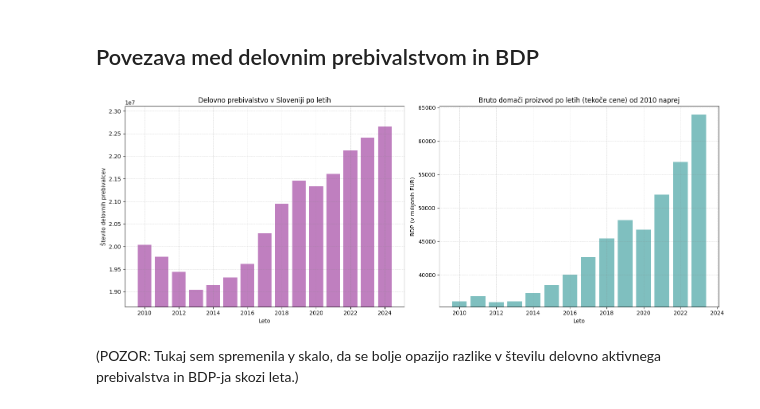
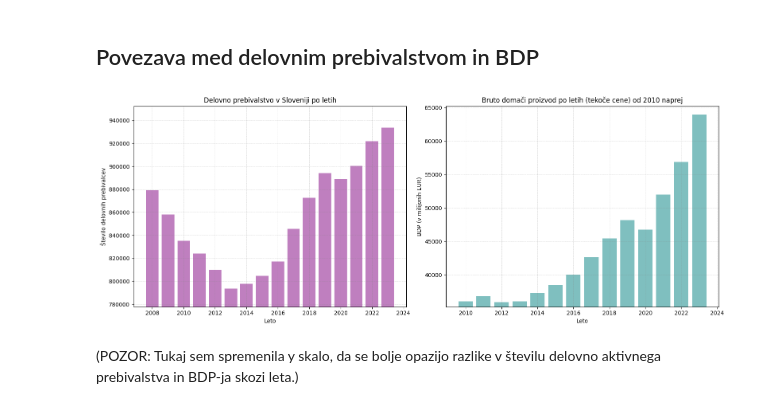
Before and after one commit to nirinja/PR259, a Jupyter notebook: koda/koda.ipynb, the cells around one changed output. Cells and saved outputs as stored; diff of their text form; code cells hidden in the pictures.

```diff
--- a/koda/koda.ipynb
+++ b/koda/koda.ipynb
@@ -35,3 +29,17 @@ Multilingual PX file
+# %%
+# Obdelava podatkov o delovno aktivnih
+data_delo['YEAR'] = data_delo['MESEC'].str[:4].astype(int)
+data_delo['DATA'] = pd.to_numeric(data_delo['DATA'], errors='coerce')
+data_delo = data_delo[data_delo['YEAR'] != data_delo['YEAR'].max()]
+data_slovenia = data_delo[data_delo['STATISTIČNA REGIJA'] == 'SLOVENIJA']
+
+# Obdelava podatkov o BDP
+data_bdp['DATA'] = pd.to_numeric(data_bdp['DATA'], errors='coerce')
+data_bdp = data_bdp[data_bdp['LETO'] != data_bdp['LETO'].max()]
+
+# Obdelava podatkov o prebivalstvu
+data_preb['DATA'] = pd.to_numeric(data_preb['DATA'], errors='coerce')
+data_preb = data_preb[data_preb['LETO'] != data_preb['LETO'].max()]
 # %% [markdown]
 Za lažjo primerjavo podatkov smo izbločili zadnje (trenutno) leto iz podatkov.
 # %% [markdown]
@@ -265,43 +274,46 @@ Opazimo, da se je povprečna starost aktivnega prebivalstva zvišala za 2,8 leta
 ## Povezava med delovnim prebivalstvom in BDP
 # %%
 # Podatki o delovnem prebivalstvu
-yearly_data = data_delo.groupby('YEAR')['DATA'].sum()
-yearly_data.index = pd.to_numeric(yearly_data.index)
+yearly_data = data_preb[
+    (data_preb['MERITVE'] == 'Število delovno aktivnih prebivalcev (po prebivališču)') &
+    (data_preb['STATISTIČNA REGIJA'] == 'SLOVENIJA')
+].copy()
+
+yearly_data['LETO'] = yearly_data['LETO'].astype(int)
+yearly_data = yearly_data.sort_values('LETO')
 
 # Podatki o BDP
-bdp = data_bpd[
-    (data_bpd['TRANSAKCIJE'] == 'Bruto domači proizvod') &
-    (data_bpd['MERITVE'] == 'Tekoče cene (mio EUR)')
+bdp = data_bdp[
+    (data_bdp['TRANSAKCIJE'] == 'Bruto domači proizvod') &
+    (data_bdp['MERITVE'] == 'Tekoče cene (mio EUR)')
 ].copy()
 
 bdp['LETO'] = bdp['LETO'].astype(int)
-bdp = bdp[bdp['LETO'] >= 2010]
-bdp = bdp.sort_values('LETO')
+bdp = bdp[bdp['LETO'] >= 2010].sort_values('LETO')
 
+# Prikaz grafov
 fig, axes = plt.subplots(1, 2, figsize=(16, 6))
 
 # Prvi graf - Delovno prebivalstvo
-axes[0].bar(yearly_data.index, yearly_data.values, color='purple', alpha=0.5)
+axes[0].bar(yearly_data['LETO'], yearly_data['DATA'], color='purple', alpha=0.5)
 axes[0].set_xlabel('Leto')
 axes[0].set_ylabel('Število delovnih prebivalcev')
 axes[0].set_title('Delovno prebivalstvo v Sloveniji po letih')
 axes[0].grid(True, color='gray', linestyle='--', linewidth=0.5, alpha=0.4)
-axes[0].set_ylim([yearly_data.min() * 0.98, yearly_data.max() * 1.02])
-
+axes[0].set_ylim([yearly_data['DATA'].min() * 0.98, yearly_data['DATA'].max() * 1.02])
 
 # Drugi graf - BDP
-axes[1].bar(bdp['LETO'], bdp['DATA'],  color='teal', alpha=0.5)
+axes[1].bar(bdp['LETO'], bdp['DATA'], color='teal', alpha=0.5)
 axes[1].set_xlabel('Leto')
 axes[1].set_ylabel('BDP (v milijonih EUR)')
 axes[1].set_title('Bruto domači proizvod po letih (tekoče cene) od 2010 naprej')
 axes[1].grid(True, color='gray', linestyle='--', linewidth=0.5, alpha=0.4)
 axes[1].set_ylim([bdp['DATA'].min() * 0.98, bdp['DATA'].max() * 1.02])
 
-# Prilagodite prikaz in prikazujte graf
 plt.tight_layout()
 plt.show()
 # %% [output]
-[figure, old version]
+[figure, new version]
 # %% [markdown]
 (POZOR: Tukaj sem spremenila y skalo, da se bolje opazijo razlike v številu delovno aktivnega prebivalstva in BDP-ja skozi leta.)
 # %%
```
Also changed, not shown: parts of 11 cells of this notebook, 8 other files.
